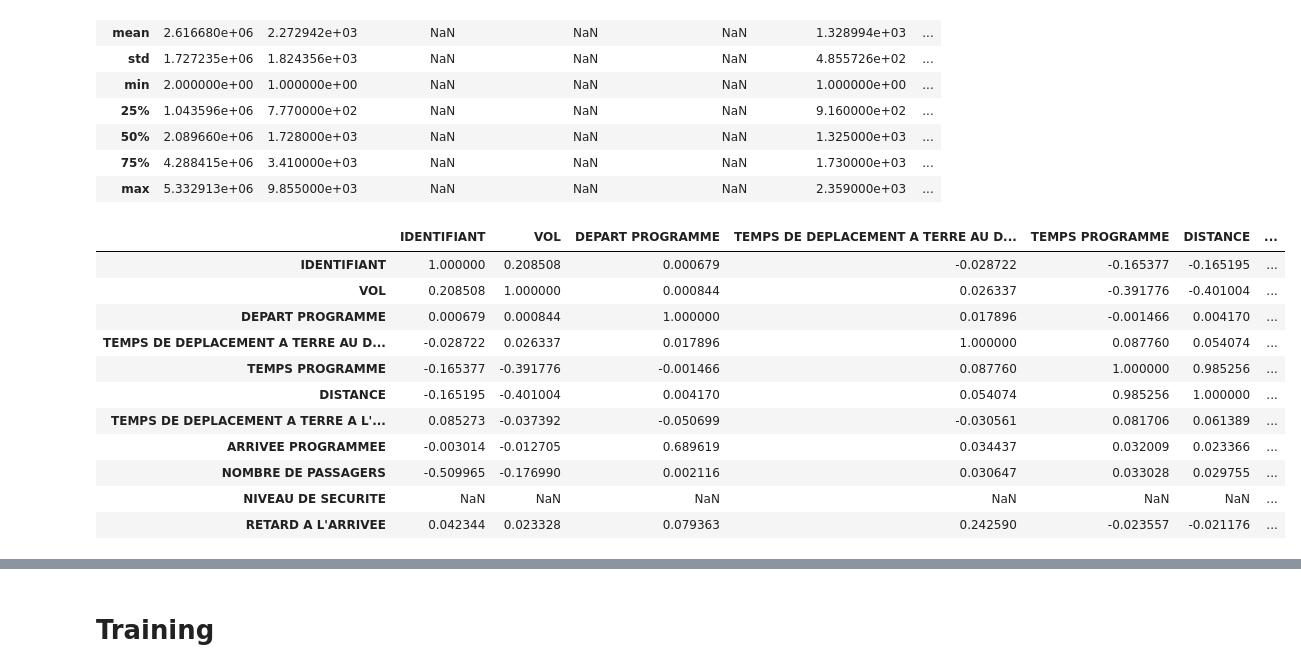
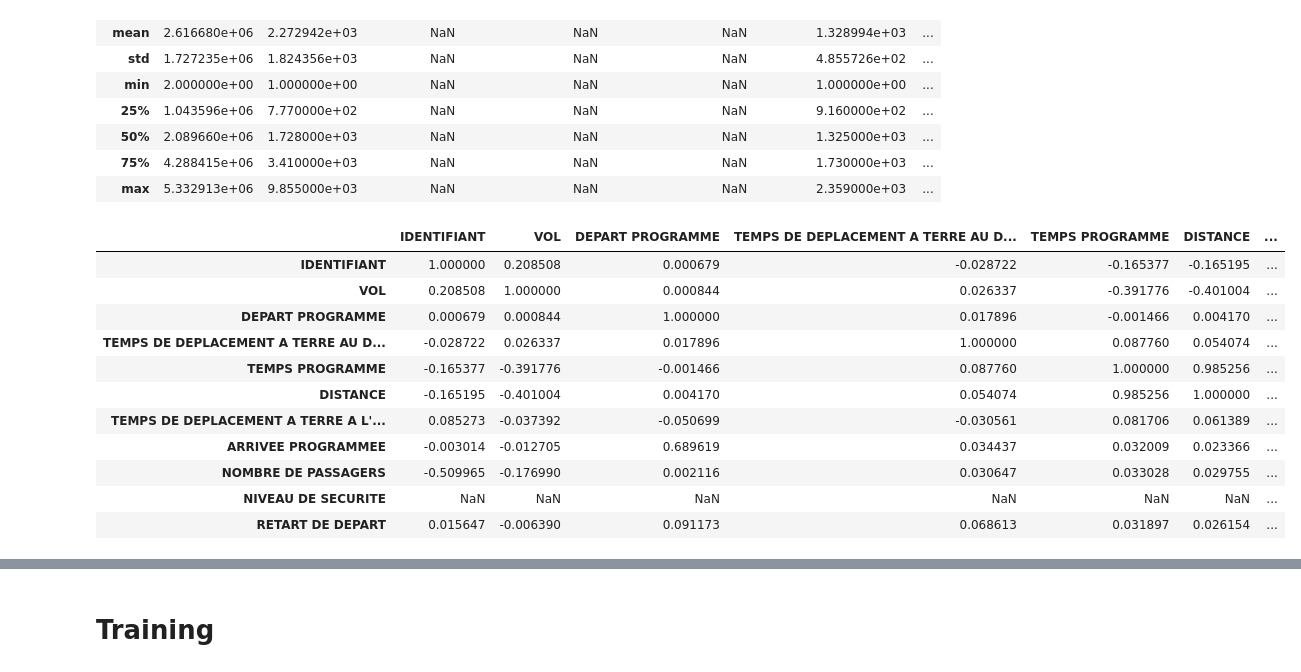
Before and after one commit to lachhebo/certif-politique, a Jupyter notebook: notebooks/001_ROFA_exploration.ipynb, the cells around one changed output, grey strips where cells are left out. Saved outputs shown, nothing was run; the diff lists cells and outputs as text; code cells hidden in the pictures.

```diff
--- a/notebooks/001_ROFA_exploration.ipynb
+++ b/notebooks/001_ROFA_exploration.ipynb
@@ -4,15 +4,14 @@ import numpy as np
 import pickle
 import logging
 
-from sklearn.ensemble import RandomForestRegressor
 from sklearn.model_selection import train_test_split
-from sklearn import preprocessing
 from certifia.data_engineering.data_access import read_db
-from sklearn import metrics
 from certifia.utils.multi_column_label_encode import MultiColumnLabelEncoder
+from certifia.feature_engineering import FeatureEngineering
+from certifia.training import Training
 
 
-pd.set_option('display.max_rows', 500)
+pd.set_option('display.max_rows', 100)
 pd.set_option('display.max_columns', 500)
 pd.set_option('display.width', 1000)
 # %%
@@ -74,6 +73,9 @@ df_batch1.keys(), df_batch2.keys(), df_test.keys()
  dict_keys(['vols']))
 # %% [markdown]
 # Feature Engineering
+# %%
+# la valeur a prédire
+label = 'RETART DE DEPART'
 # %%
 df_batch1['vols'].head()
 # %% [output]
@@ -99,17 +101,17 @@ df_batch1['vols'].describe(include='all')
 | 75% | 4.288415e+06 | 3.410000e+03 | NaN | NaN | NaN | 1.730000e+03 | ... |
 | max | 5.332913e+06 | 9.855000e+03 | NaN | NaN | NaN | 2.359000e+03 | ... |
 # %%
-df_batch1['vols'][FEATURES+["RETARD A L'ARRIVEE"]].corr()
+df_batch1['vols'][FEATURES+[label]].corr()
 # %% [output]
 |  | IDENTIFIANT | VOL | DEPART PROGRAMME | TEMPS DE DEPLACEMENT A TERRE AU D... | TEMPS PROGRAMME | DISTANCE | ... |
 | IDENTIFIANT | 1.000000 | 0.208508 | 0.000679 | -0.028722 | -0.165377 | -0.165195 | ... |
 | VOL | 0.208508 | 1.000000 | 0.000844 | 0.026337 | -0.391776 | -0.401004 | ... |
 | DEPART PROGRAMME | 0.000679 | 0.000844 | 1.000000 | 0.017896 | -0.001466 | 0.004170 | ... |
 | TEMPS DE DEPLACEMENT A TERRE AU D... | -0.028722 | 0.026337 | 0.017896 | 1.000000 | 0.087760 | 0.054074 | ... |
 | TEMPS PROGRAMME | -0.165377 | -0.391776 | -0.001466 | 0.087760 | 1.000000 | 0.985256 | ... |
 | DISTANCE | -0.165195 | -0.401004 | 0.004170 | 0.054074 | 0.985256 | 1.000000 | ... |
 | TEMPS DE DEPLACEMENT A TERRE A L'... | 0.085273 | -0.037392 | -0.050699 | -0.030561 | 0.081706 | 0.061389 | ... |
 | ARRIVEE PROGRAMMEE | -0.003014 | -0.012705 | 0.689619 | 0.034437 | 0.032009 | 0.023366 | ... |
 | NOMBRE DE PASSAGERS | -0.509965 | -0.176990 | 0.002116 | 0.030647 | 0.033028 | 0.029755 | ... |
 | NIVEAU DE SECURITE | NaN | NaN | NaN | NaN | NaN | NaN | ... |
-| RETARD A L'ARRIVEE | 0.042344 | 0.023328 | 0.079363 | 0.242590 | -0.023557 | -0.021176 | ... |
+| RETART DE DEPART | 0.015647 | -0.006390 | 0.091173 | 0.068613 | 0.031897 | 0.026154 | ... |
```
Also changed, not shown: parts of 22 cells of this notebook, 6 other files.
